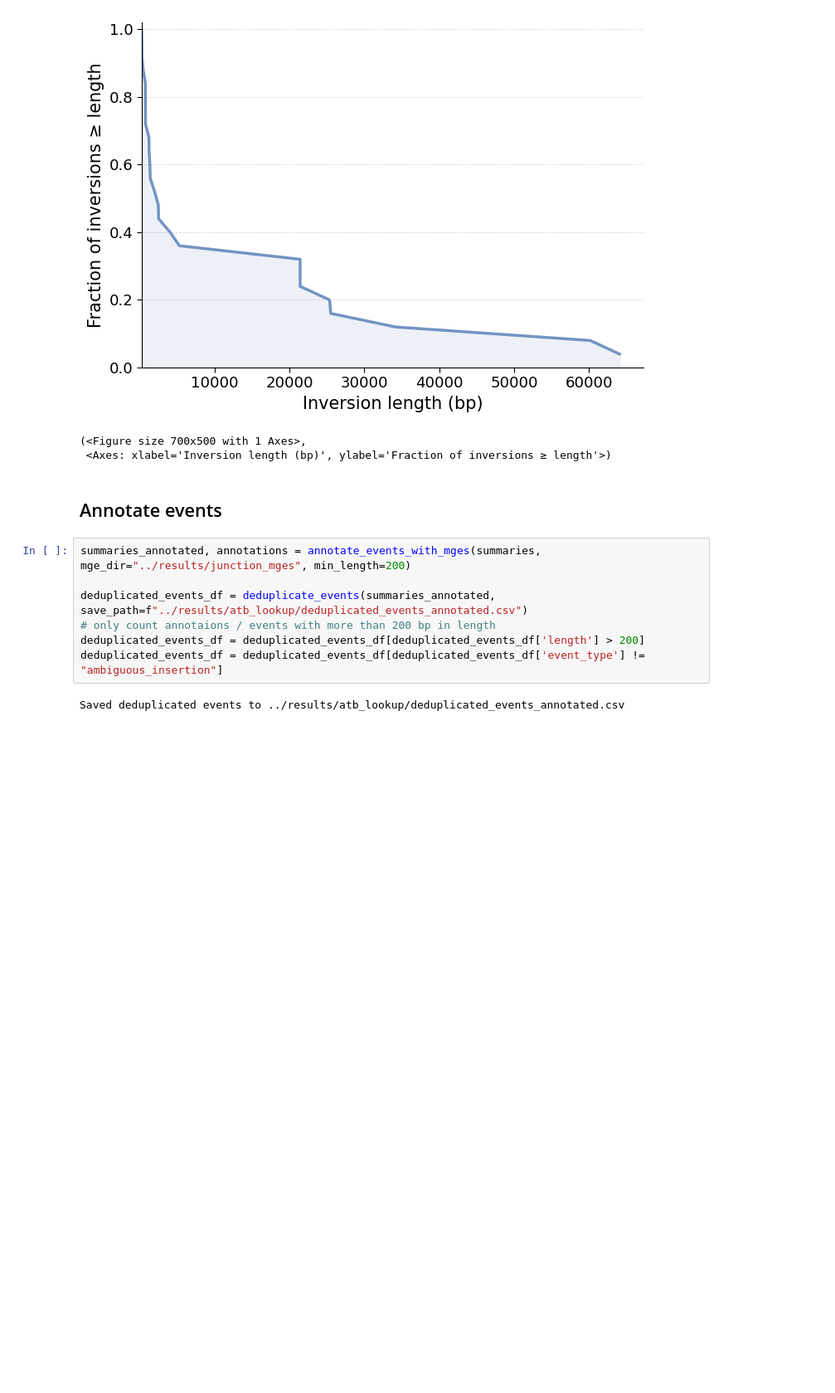
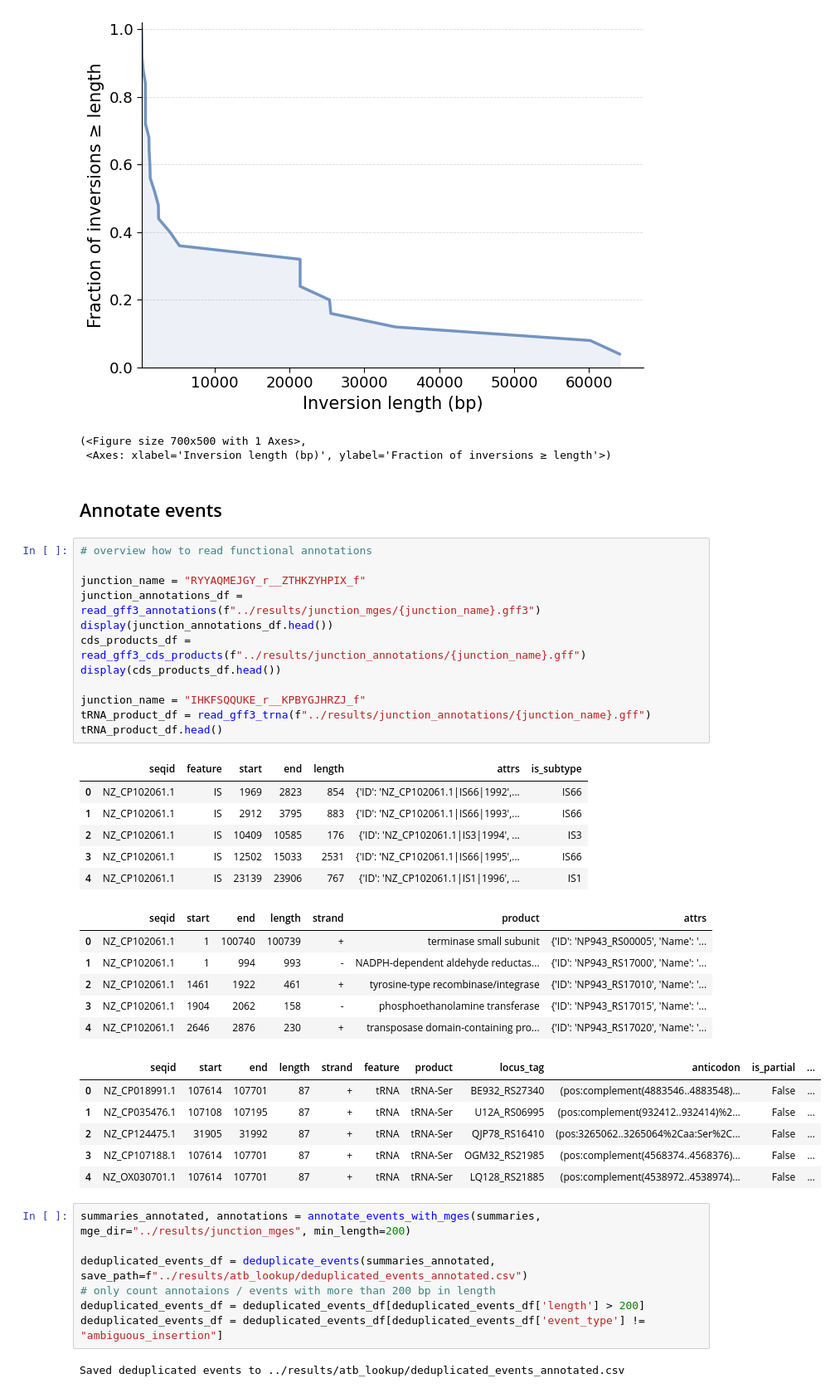
Before and after one commit to marie3003/junction_dataset, a Jupyter notebook: explore/analyze_secondary_events.ipynb, the cells around one changed output. Shown at 83% size. Drawn from its saved outputs; the diff is of its cells as text; blank space fills up the shorter version.

```diff
--- a/explore/analyze_secondary_events.ipynb
+++ b/explore/analyze_secondary_events.ipynb
@@ -235,6 +203,37 @@ Saved figure to ../figures/deletions_cumulative_length.pdf
  <Axes: xlabel='Inversion length (bp)', ylabel='Fraction of inversions ≥ length'>)
 # %% [markdown]
 ## Annotate events
+# %%
+# overview how to read functional annotations
+
+junction_name = "RYYAQMEJGY_r__ZTHKZYHPIX_f"
+junction_annotations_df = read_gff3_annotations(f"../results/junction_mges/{junction_name}.gff3")
+display(junction_annotations_df.head())
+cds_products_df = read_gff3_cds_products(f"../results/junction_annotations/{junction_name}.gff")
+display(cds_products_df.head())
+
+junction_name = "IHKFSQQUKE_r__KPBYGJHRZJ_f"
+tRNA_product_df = read_gff3_trna(f"../results/junction_annotations/{junction_name}.gff")
+tRNA_product_df.head()
+# %% [output]
+|  | seqid | feature | start | end | length | attrs | is_subtype |
+| 0 | NZ_CP102061.1 | IS | 1969 | 2823 | 854 | {'ID': 'NZ_CP102061.1|IS66|1992',... | IS66 |
+| 1 | NZ_CP102061.1 | IS | 2912 | 3795 | 883 | {'ID': 'NZ_CP102061.1|IS66|1993',... | IS66 |
+| 2 | NZ_CP102061.1 | IS | 10409 | 10585 | 176 | {'ID': 'NZ_CP102061.1|IS3|1994', ... | IS3 |
+| 3 | NZ_CP102061.1 | IS | 12502 | 15033 | 2531 | {'ID': 'NZ_CP102061.1|IS66|1995',... | IS66 |
+| 4 | NZ_CP102061.1 | IS | 23139 | 23906 | 767 | {'ID': 'NZ_CP102061.1|IS1|1996', ... | IS1 |
+|  | seqid | start | end | length | strand | product | attrs |
+| 0 | NZ_CP102061.1 | 1 | 100740 | 100739 | + | terminase small subunit | {'ID': 'NP943_RS00005', 'Name': '... |
+| 1 | NZ_CP102061.1 | 1 | 994 | 993 | - | NADPH-dependent aldehyde reductas... | {'ID': 'NP943_RS17000', 'Name': '... |
+| 2 | NZ_CP102061.1 | 1461 | 1922 | 461 | + | tyrosine-type recombinase/integrase | {'ID': 'NP943_RS17010', 'Name': '... |
+| 3 | NZ_CP102061.1 | 1904 | 2062 | 158 | - | phosphoethanolamine transferase | {'ID': 'NP943_RS17015', 'Name': '... |
+| 4 | NZ_CP102061.1 | 2646 | 2876 | 230 | + | transposase domain-containing pro... | {'ID': 'NP943_RS17020', 'Name': '... |
+|  | seqid | start | end | length | strand | feature | product | locus_tag | anticodon | is_partial | ... |
+| 0 | NZ_CP018991.1 | 107614 | 107701 | 87 | + | tRNA | tRNA-Ser | BE932_RS27340 | (pos:complement(4883546..4883548)... | False | ... |
+| 1 | NZ_CP035476.1 | 107108 | 107195 | 87 | + | tRNA | tRNA-Ser | U12A_RS06995 | (pos:complement(932412..932414)%2... | False | ... |
+| 2 | NZ_CP124475.1 | 31905 | 31992 | 87 | + | tRNA | tRNA-Ser | QJP78_RS16410 | (pos:3265062..3265064%2Caa:Ser%2C... | False | ... |
+| 3 | NZ_CP107188.1 | 107614 | 107701 | 87 | + | tRNA | tRNA-Ser | OGM32_RS21985 | (pos:complement(4568374..4568376)... | False | ... |
+| 4 | NZ_OX030701.1 | 107614 | 107701 | 87 | + | tRNA | tRNA-Ser | LQ128_RS21885 | (pos:complement(4538972..4538974)... | False | ... |
 # %%
 summaries_annotated, annotations = annotate_events_with_mges(summaries, mge_dir="../results/junction_mges", min_length=200)
 
```
Also changed, not shown: parts of 2 cells of this notebook, 17 other files.
